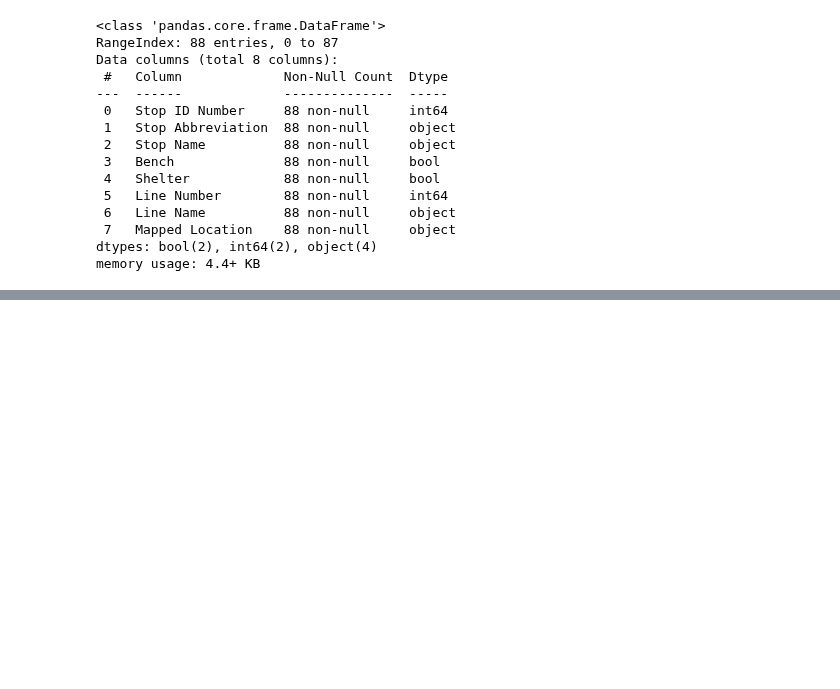
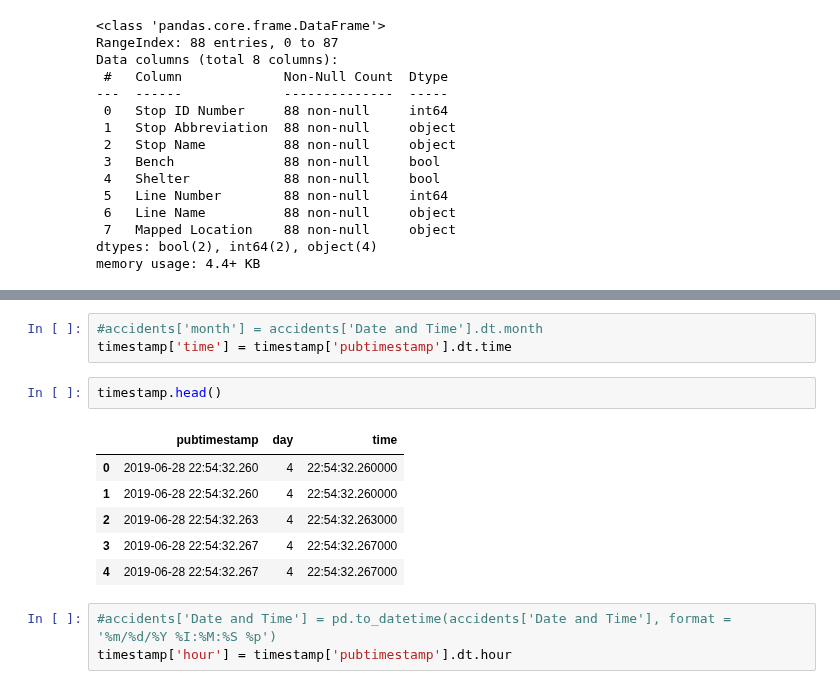
Before and after one commit to NSS-Data-Analytics-Cohort-10/scooters-group-2, a Jupyter notebook: notebooks/scooters.ipynb, the cells around one changed output, grey strips where cells are left out. Cells and saved outputs as stored; diff of their text form; blank space fills up the shorter version.

```diff
--- a/notebooks/scooters.ipynb
+++ b/notebooks/scooters.ipynb
@@ -593,0 +664,15 @@ memory usage: 4.4+ KB
+# %%
+#accidents['month'] = accidents['Date and Time'].dt.month
+timestamp['time'] = timestamp['pubtimestamp'].dt.time
+# %%
+timestamp.head()
+# %% [output]
+|  | pubtimestamp | day | time |
+| 0 | 2019-06-28 22:54:32.260 | 4 | 22:54:32.260000 |
+| 1 | 2019-06-28 22:54:32.260 | 4 | 22:54:32.260000 |
+| 2 | 2019-06-28 22:54:32.263 | 4 | 22:54:32.263000 |
+| 3 | 2019-06-28 22:54:32.267 | 4 | 22:54:32.267000 |
+| 4 | 2019-06-28 22:54:32.267 | 4 | 22:54:32.267000 |
+# %%
+#accidents['Date and Time'] = pd.to_datetime(accidents['Date and Time'], format = '%m/%d/%Y %I:%M:%S %p')
+timestamp['hour'] = timestamp['pubtimestamp'].dt.hour
```
Also changed, not shown: parts of 13 cells of this notebook, 3 other files.
